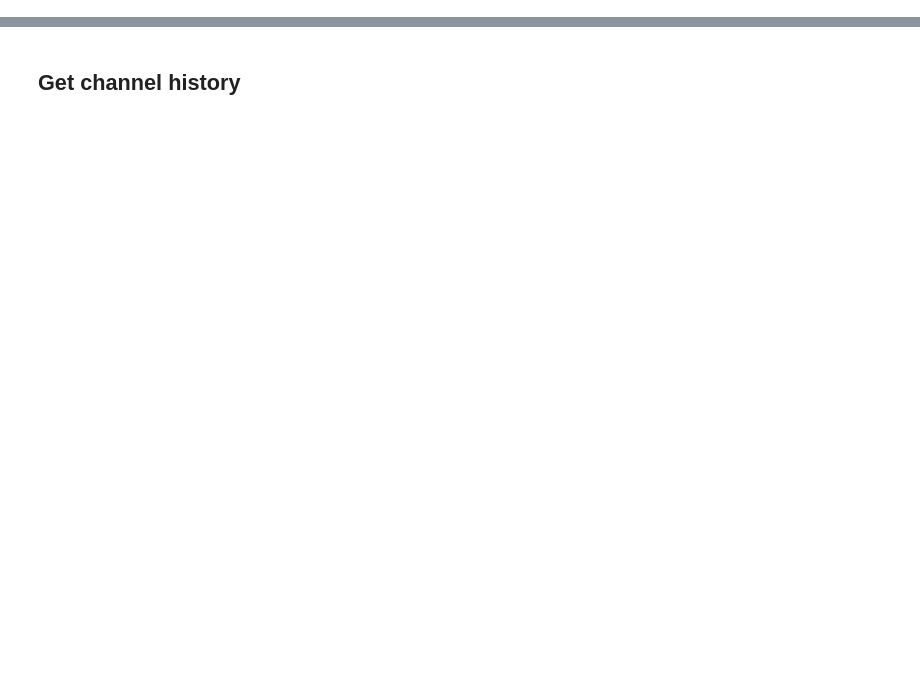
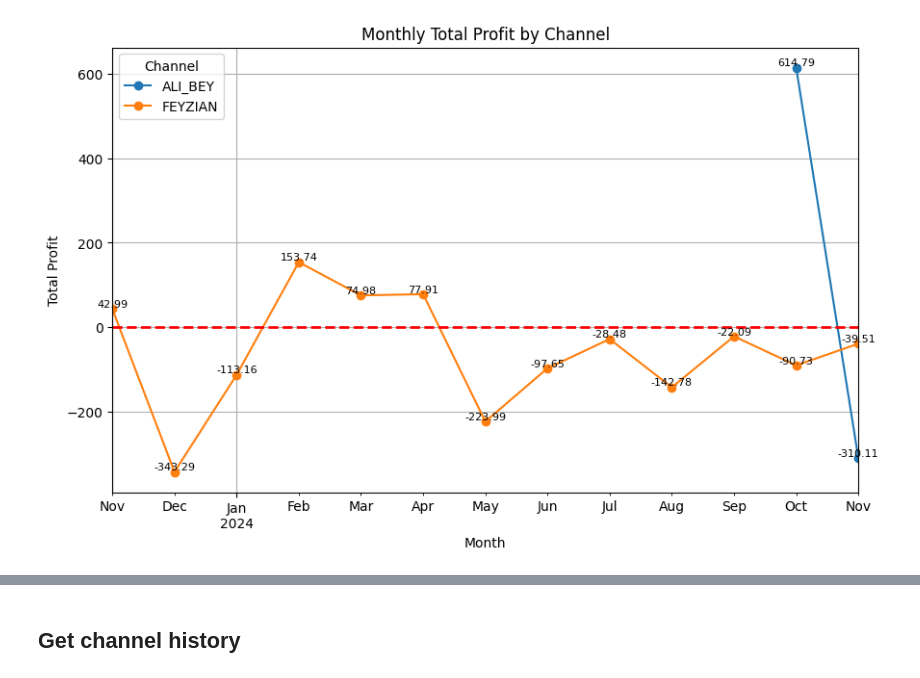
Before and after one commit to farnoodlotfali/cryptocurrency-telegram, a Jupyter notebook: oogway/backtest-statistic/aliBeyro/statistic-with-api.ipynb, the cells around one changed output, grey strips where cells are left out. Cells and saved outputs as stored; diff of their text form; code cells hidden in the pictures; blank space fills up the shorter version.

Commit message:
update ali beyro channel

```diff
--- a/oogway/backtest-statistic/aliBeyro/statistic-with-api.ipynb
+++ b/oogway/backtest-statistic/aliBeyro/statistic-with-api.ipynb
@@ -363,0 +79,37 @@ async def extract_data_from_message(message):
+# %%
+import matplotlib.pyplot as plt
+import pandas as pd
+from datetime import datetime
+
+# Sample data to simulate results from Django ORM
+# Assuming `results` has the fields `channel_name`, `month`, and `total_profit`
+
+
+# Convert the data to a DataFrame
+df = pd.DataFrame(results)
+
+# Pivot the DataFrame to format it for plotting
+pivot_df = df.pivot(index='month', columns='post__channel__name', values='total_profit')
+
+# Plotting
+fig, ax = plt.subplots(figsize=(10, 6))
+pivot_df.plot(kind='line', marker='o', ax=ax)
+
+# Adding a high contrast horizontal line at y=0
+ax.axhline(y=0, color='red', linestyle='--', linewidth=2)
+# ax.axhline(y=0, color='red', linestyle='--', linewidth=2, label='Baseline (y=0)')
+
+# Setting labels, title, and legend
+plt.title('Monthly Total Profit by Channel')
+plt.xlabel('Month')
+plt.ylabel('Total Profit')
+plt.legend(title='Channel')
+plt.grid()
+for channel in pivot_df.columns:
+    for month, value in pivot_df[channel].items():
+        if pd.notnull(value):  # Only annotate non-null values
+            ax.text(month, value, f'{value:.2f}', ha='center', va='bottom', fontsize=8)
+
+plt.show()
+# %% [output]
+[figure, added]
```
Also changed, not shown: parts of 33 cells of this notebook, 4 other files.
